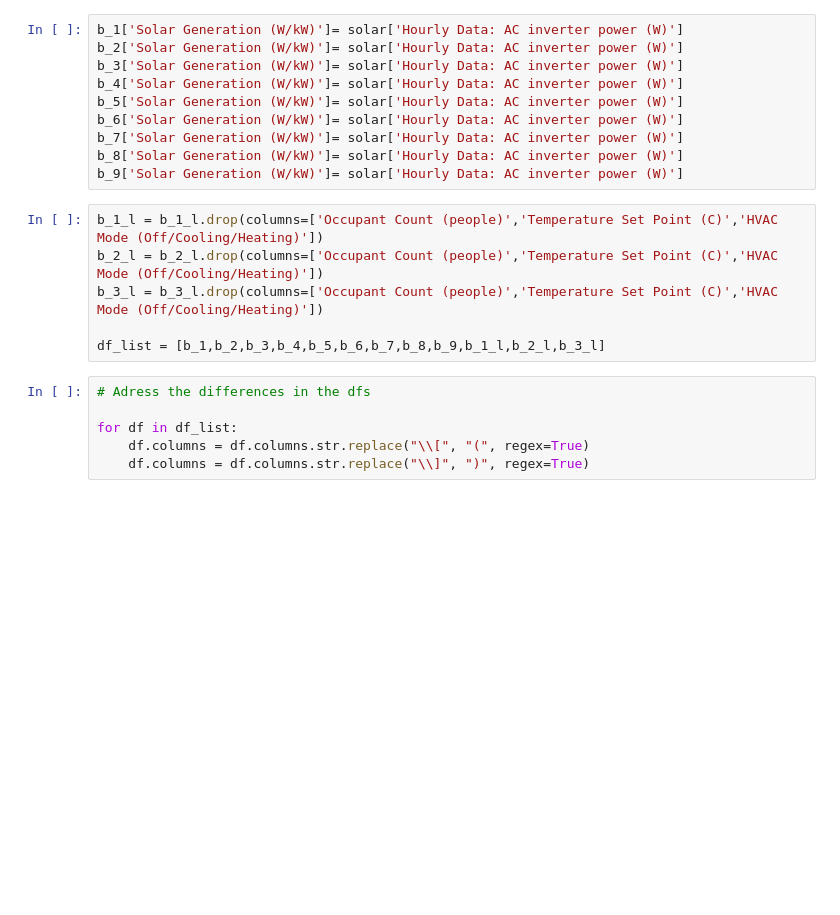
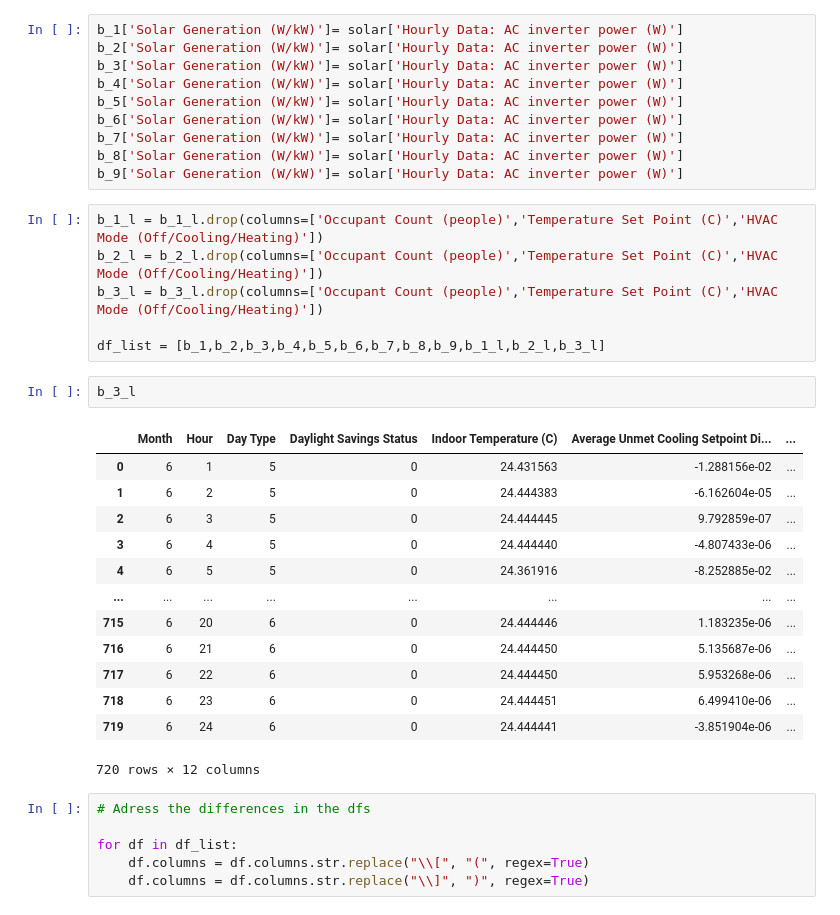
Before and after one commit to AmalNamm/Energy-and-Load-Forecasting-CityLearn-Neuritis, a Jupyter notebook: data/features_2021/Prepare_Datasets.ipynb, the cells around one changed output. Cells and saved outputs as stored; diff of their text form; blank space fills up the shorter version.

```diff
--- a/data/features_2021/Prepare_Datasets.ipynb
+++ b/data/features_2021/Prepare_Datasets.ipynb
@@ -33,6 +33,22 @@ b_2_l = b_2_l.drop(columns=['Occupant Count (people)','Temperature Set Point (C)
 b_3_l = b_3_l.drop(columns=['Occupant Count (people)','Temperature Set Point (C)','HVAC Mode (Off/Cooling/Heating)'])
 
 df_list = [b_1,b_2,b_3,b_4,b_5,b_6,b_7,b_8,b_9,b_1_l,b_2_l,b_3_l]
+# %%
+b_3_l
+# %% [output]
+|  | Month | Hour | Day Type | Daylight Savings Status | Indoor Temperature (C) | Average Unmet Cooling Setpoint Di... | ... |
+| 0 | 6 | 1 | 5 | 0 | 24.431563 | -1.288156e-02 | ... |
+| 1 | 6 | 2 | 5 | 0 | 24.444383 | -6.162604e-05 | ... |
+| 2 | 6 | 3 | 5 | 0 | 24.444445 | 9.792859e-07 | ... |
+| 3 | 6 | 4 | 5 | 0 | 24.444440 | -4.807433e-06 | ... |
+| 4 | 6 | 5 | 5 | 0 | 24.361916 | -8.252885e-02 | ... |
+| ... | ... | ... | ... | ... | ... | ... | ... |
+| 715 | 6 | 20 | 6 | 0 | 24.444446 | 1.183235e-06 | ... |
+| 716 | 6 | 21 | 6 | 0 | 24.444450 | 5.135687e-06 | ... |
+| 717 | 6 | 22 | 6 | 0 | 24.444450 | 5.953268e-06 | ... |
+| 718 | 6 | 23 | 6 | 0 | 24.444451 | 6.499410e-06 | ... |
+| 719 | 6 | 24 | 6 | 0 | 24.444441 | -3.851904e-06 | ... |
+720 rows × 12 columns
 # %%
 # Adress the differences in the dfs
 
```
Also changed, not shown: parts of 5 cells of this notebook, 30 other files.
